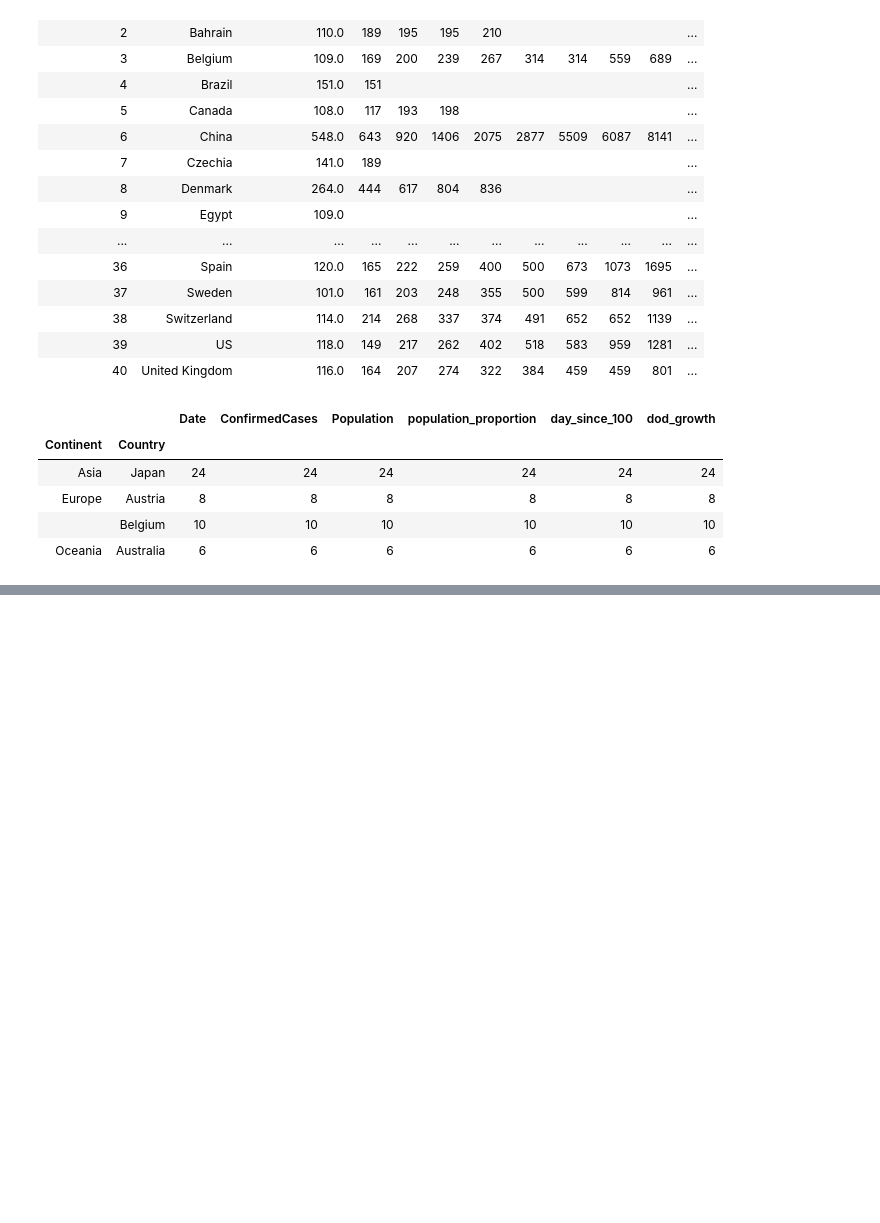
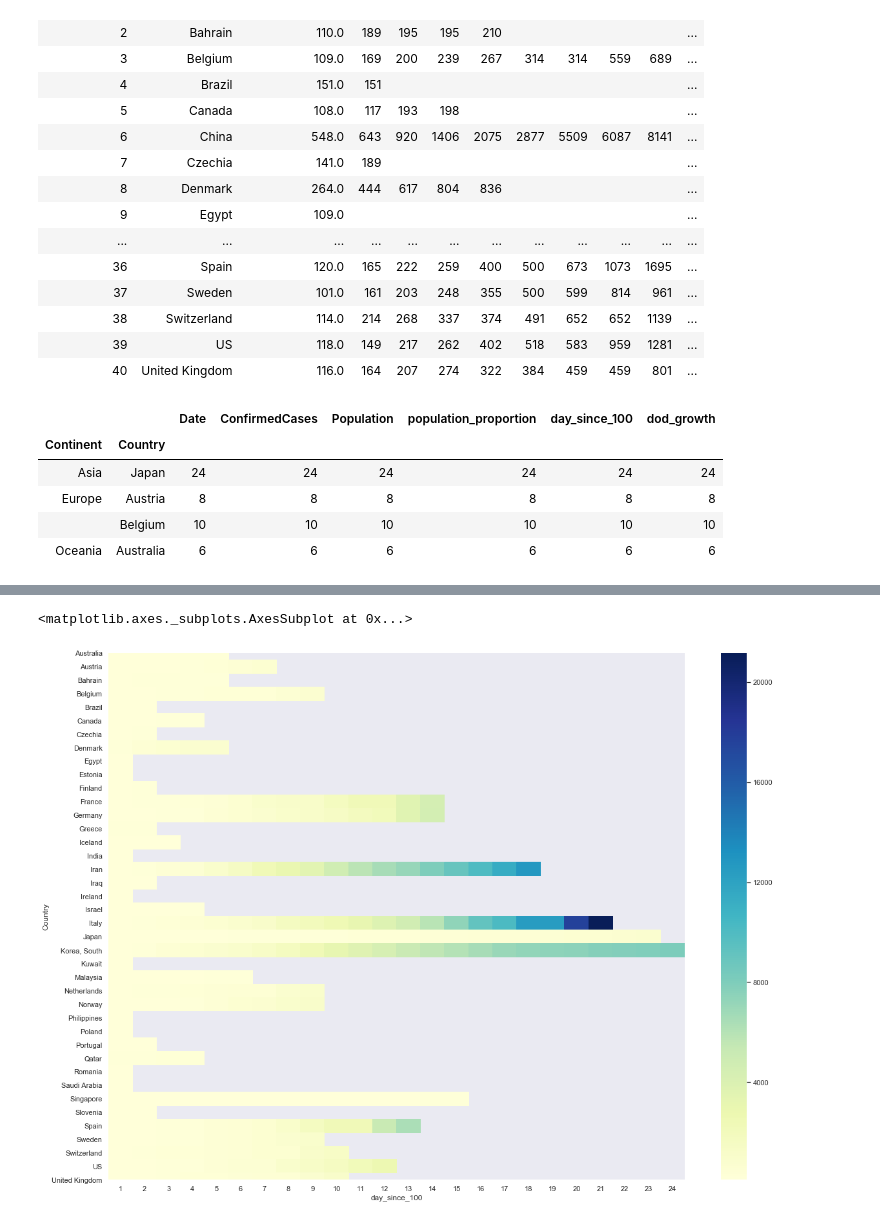
Before and after one commit to Keeganoshi/covid19, a Jupyter notebook: corona_dataprep.ipynb, the cells around one changed output, grey strips where cells are left out. Drawn from its saved outputs; the diff is of its cells as text; code cells hidden in the pictures; blank space fills up the shorter version.

Commit message:
added heatmap viz

```diff
--- a/corona_dataprep.ipynb
+++ b/corona_dataprep.ipynb
@@ -120,3 +122,17 @@ fig = px.line(melted_confirmed_wpop[melted_confirmed_wpop['day_since_100'] > 1],
 fig.show()
 # %% [output]
 [interactive output not drawn]
+# %%
+import seaborn as sns
+%matplotlib inline
+
+heatmap1_data = days_since_dataframe[days_since_dataframe['Country'] != 'China']
+heatmap1_data = pd.pivot_table(heatmap1_data, values='ConfirmedCases',
+                     index=['Country'],
+                     columns='day_since_100')
+
+plt.subplots(figsize=(20,15))
+sns.heatmap(heatmap1_data, cmap="YlGnBu")
+# %% [output]
+<matplotlib.axes._subplots.AxesSubplot at 0x...>
+[figure, added]
```
Also changed, not shown: parts of 2 cells of this notebook.
